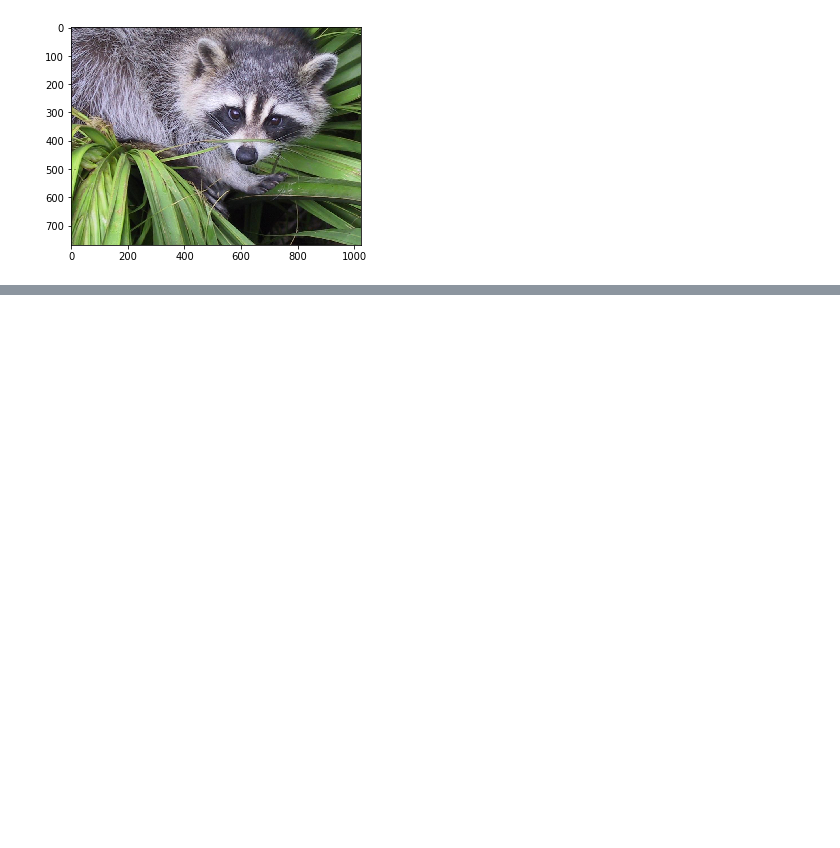
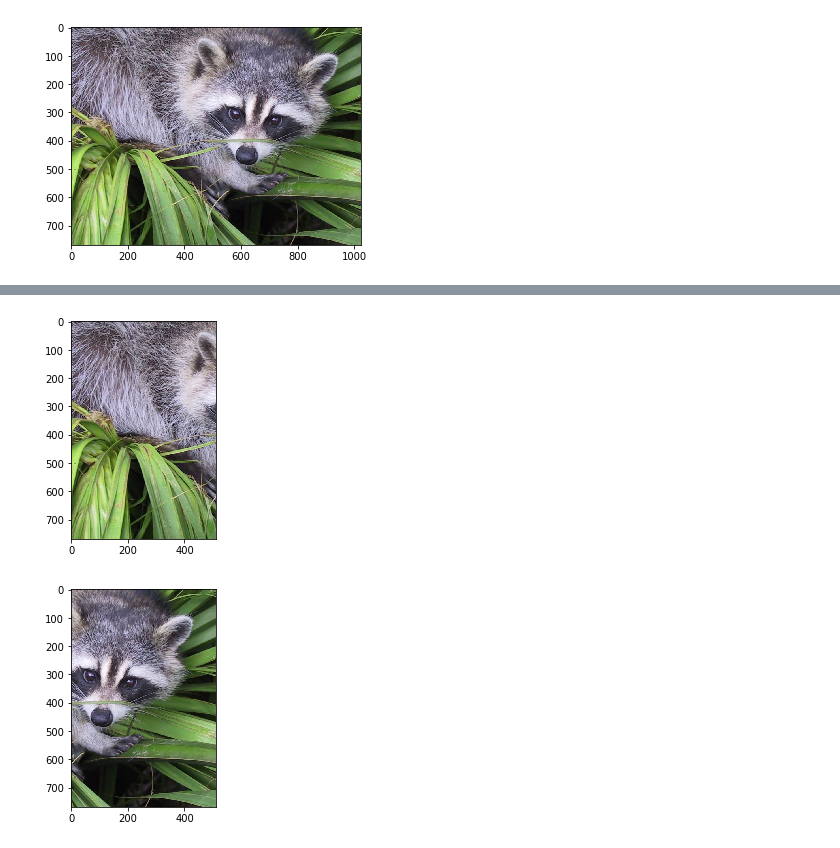
Before and after one commit to adrianeguez/jupyter-python, a Jupyter notebook: ab_procesamiento_imagenes.ipynb, the cells around one changed output, grey strips where cells are left out. Saved outputs shown, nothing was run; the diff lists cells and outputs as text; code cells hidden in the pictures; blank space fills up the shorter version.

```diff
--- a/ab_procesamiento_imagenes.ipynb
+++ b/ab_procesamiento_imagenes.ipynb
@@ -49,0 +78,9 @@ plt.show()
+# %%
+raccon_uno_vertical, raccon_dos_vertical = np.split(raccon_face_image,2, axis=1)  # Vertical split
+plt.imshow(raccon_uno_vertical)
+plt.show()
+plt.imshow(raccon_dos_vertical)
+plt.show()
+# %% [output]
+[figure, added]
+[figure, added]
```
Also changed, not shown: parts of 4 cells of this notebook, 4 other files.
